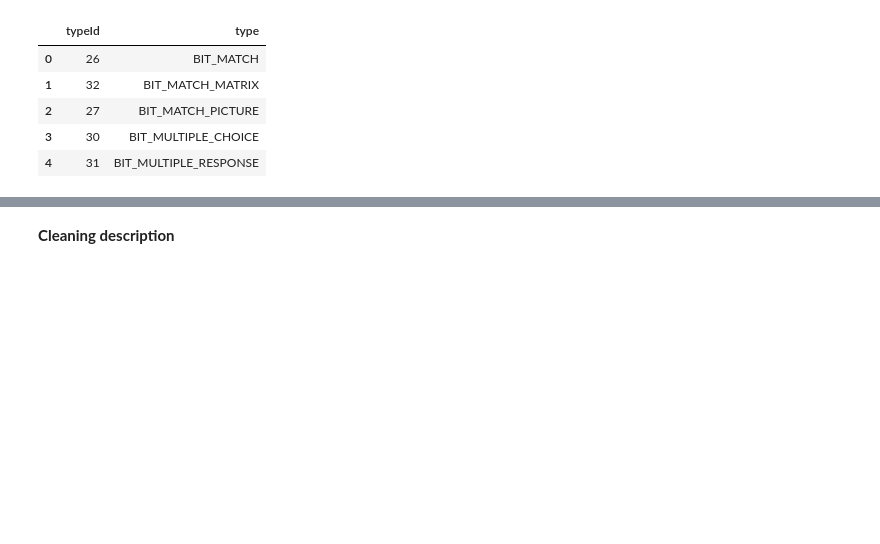
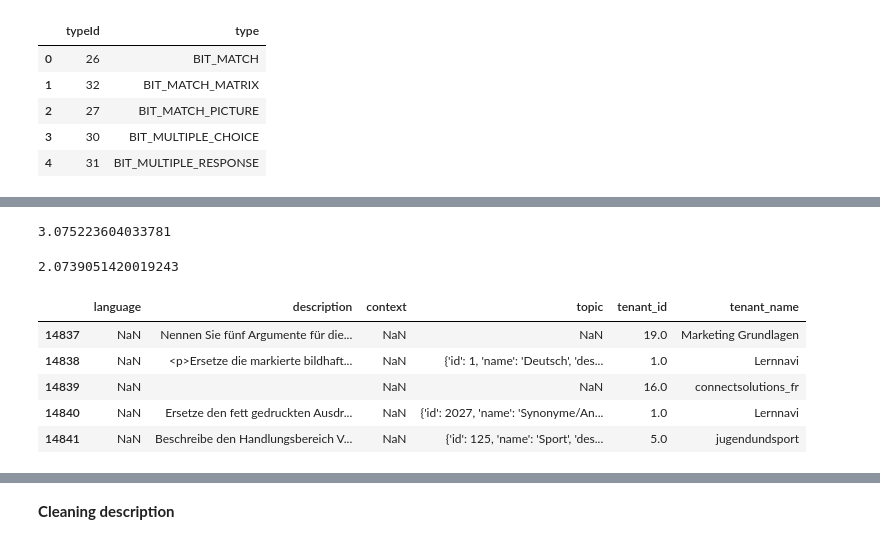
Before and after one commit to ghalifaten/master_thesis, a Jupyter notebook: 1a_cleaning_open_tasks.ipynb, the cells around one changed output, grey strips where cells are left out. Saved outputs shown, nothing was run; the diff lists cells and outputs as text; code cells hidden in the pictures; blank space fills up the shorter version.

```diff
--- a/1a_cleaning_open_tasks.ipynb
+++ b/1a_cleaning_open_tasks.ipynb
@@ -73,0 +71,23 @@ df_open_tasks = df_open_tasks[df_open_tasks["tenant"].isin(["Cornelsen DE", "Cor
+# %%
+len(df_content[df_content["tenant_name"].isna()]) / len(df_content) * 100
+# %% [output]
+3.075223604033781
+# %%
+len(df_content[df_content["tenant_name"] == "Playground"]) / len(df_content) * 100
+# %% [output]
+2.0739051420019243
+# %%
+df_content = df_content.dropna(subset=["tenant_name"])
+df_content = df_content[df_content["tenant_name"] != "Playground"]
+df_open_tasks = df_content[df_content["type"] == "OPEN"]
+columns_to_keep = ["language", "description", "context", "topic", "tenant_id", "tenant_name"]
+df_open_tasks = df_open_tasks[columns_to_keep]
+df_open_tasks.dropna(axis=1, how="all")
+df_open_tasks.head()
+# %% [output]
+|  | language | description | context | topic | tenant_id | tenant_name |
+| 14837 | NaN | Nennen Sie fünf Argumente für die... | NaN | NaN | 19.0 | Marketing Grundlagen |
+| 14838 | NaN | <p>Ersetze die markierte bildhaft... | NaN | {'id': 1, 'name': 'Deutsch', 'des... | 1.0 | Lernnavi |
+| 14839 | NaN |  | NaN | NaN | 16.0 | connectsolutions_fr |
+| 14840 | NaN | Ersetze den fett gedruckten Ausdr... | NaN | {'id': 2027, 'name': 'Synonyme/An... | 1.0 | Lernnavi |
+| 14841 | NaN | Beschreibe den Handlungsbereich V... | NaN | {'id': 125, 'name': 'Sport', 'des... | 5.0 | jugendundsport |
```
Also changed, not shown: parts of 32 cells of this notebook, 4 other files.
